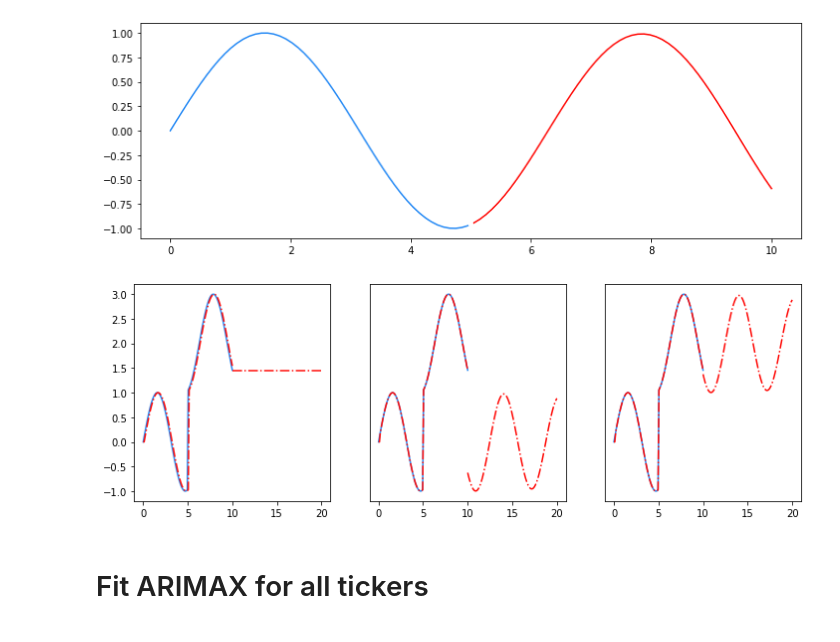
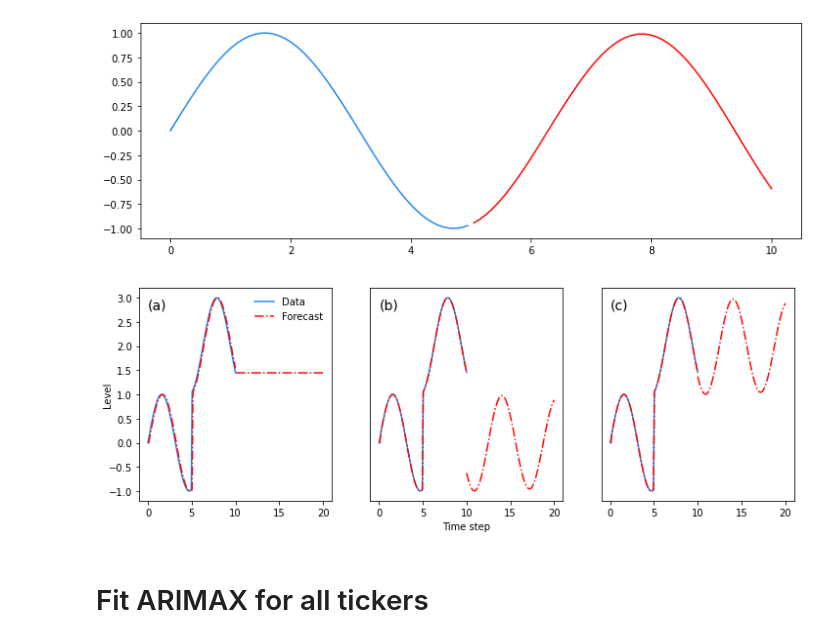
Before and after one commit to Krankile/npmf, a Jupyter notebook: notebooks/multivariate_statistical_forecacst.ipynb, the cells around one changed output. Drawn from its saved outputs; the diff is of its cells as text; code cells hidden in the pictures.

Commit message:
Enhance ARIMAX state change plot

```diff
--- a/notebooks/multivariate_statistical_forecacst.ipynb
+++ b/notebooks/multivariate_statistical_forecacst.ipynb
@@ -85,37 +85,54 @@ plt.plot(xs[-50:], fs)
 [<matplotlib.lines.Line2D at 0x...>]
 [figure]
 # %%
-def plot_pred(ax, xs, ys, f1, f2):
-
-    ax.plot(xs, ys)
+def plot_pred(ax, xs, ys, f1, f2, text=""):
+    ax.text(0, 3, text, va="top", ha="left", size=14)
+    ax.plot(xs, ys, label="Data")
     ax.plot(xs, f1, linestyle="-.")
-    ax.plot(10 + xs, f2, linestyle="-.", color=main2)
+    ax.plot(10 + xs, f2, linestyle="-.", color=main2, label="Forecast")
 # %%
 mod = pm.arima.AutoARIMA(seasonal=False)
 xs = np.linspace(0, 10, 100)
 x1 = np.concatenate((np.zeros(50), np.ones(50)))
 ys = np.sin(xs) + 2 * x1
-fig, (ax1, ax2, ax3) = plt.subplots(ncols=3)
+
+fig = plt.figure()
+ax = fig.add_subplot(111)
+# Turn off axis lines and ticks of the big subplot
+ax.spines['top'].set_color('none')
+ax.spines['bottom'].set_color('none')
+ax.spines['left'].set_color('none')
+ax.spines['right'].set_color('none')
+ax.tick_params(labelcolor='w', top=False, bottom=False, left=False, right=False)
+
+ax1 = fig.add_subplot(131)
+ax2 = fig.add_subplot(132)
+ax3 = fig.add_subplot(133)
 
 mod.fit(ys)
 f1 = mod.predict_in_sample()
 f2 = mod.predict(100)
-plot_pred(ax1, xs, ys, f1, f2)
+plot_pred(ax1, xs, ys, f1, f2, "(a)")
 
 mod.fit(ys, x1.reshape((100, 1)))
 f1 = mod.predict_in_sample(x1.reshape((100, 1)))
 f2 = mod.predict(100, np.zeros((100, 1)))
-plot_pred(ax2, xs, ys, f1, f2)
+plot_pred(ax2, xs, ys, f1, f2, "(b)")
 
 mod.fit(ys, x1.reshape((100, 1)))
 f1 = mod.predict_in_sample(x1.reshape((100, 1)))
 f2 = mod.predict(100, np.ones((100, 1)))
-plot_pred(ax3, xs, ys, f1, f2)
-
+plot_pred(ax3, xs, ys, f1, f2, "(c)")
+ax1.legend(frameon=False)
 ax2.axes.yaxis.set_visible(False)
 ax3.axes.yaxis.set_visible(False)
+
+ax.set_xlabel("Time step")
+ax.set_ylabel("Level")
+
+fig.add_axes(xlabel="Time step")
 # %% [output]
-[figure, old version]
+[figure, new version]
 # %% [markdown]
 # Fit ARIMAX for all tickers
 # %% [markdown]
```
Also changed, not shown: parts of 7 cells of this notebook.
